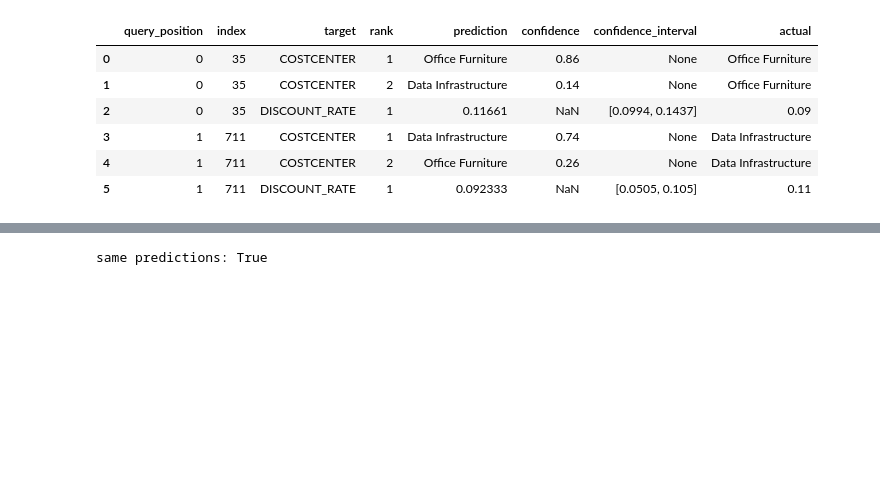
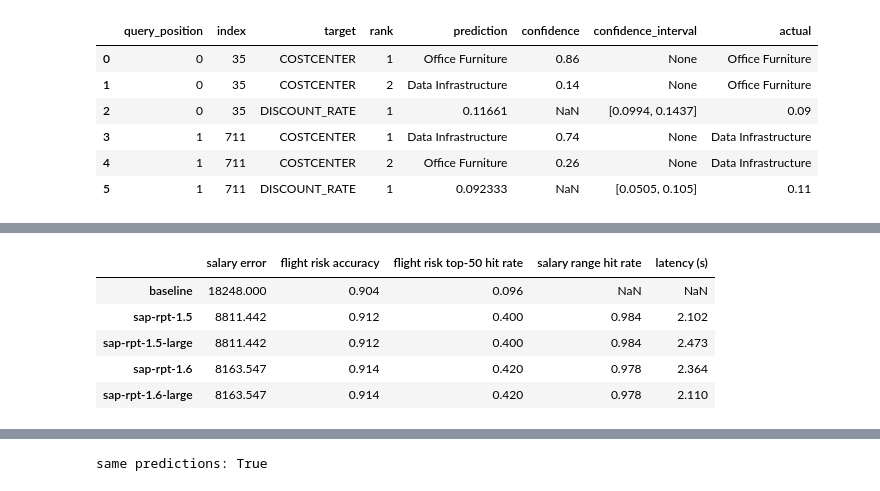
Before and after one commit to SAP-samples/sap-btp-ai-best-practices, a Jupyter notebook: best-practices/narrow-ai/RPT-1/python/rest/01_RPT-1.6_predict.ipynb, the cells around one changed output, grey strips where cells are left out. Drawn from its saved outputs; the diff is of its cells as text; code cells hidden in the pictures; blank space fills up the shorter version.

```diff
--- a/best-practices/narrow-ai/RPT-1/python/rest/01_RPT-1.6_predict.ipynb
+++ b/best-practices/narrow-ai/RPT-1/python/rest/01_RPT-1.6_predict.ipynb
@@ -243,14 +256,0 @@ All variants accept up to 512 query rows and 10 target columns per request (SAP
-# %%
-MODELS = ["sap-rpt-1.5", "sap-rpt-1.5-large", "sap-rpt-1.6", "sap-rpt-1.6-large"]
-comparison = []
-for model in tqdm(MODELS, desc="models"):
-    model_client = RPTClientAPI(model_name=model)
-    started = time.perf_counter()
-    model_response = model_client.predict_json(payload)
-    latency = time.perf_counter() - started
-    for record in flatten_predictions(model_response, index_column="ID"):
-        if record["rank"] == 1:
-            comparison.append({"model": model, "latency_s": round(latency, 2), **record})
-
-comparison = pd.DataFrame(comparison)
-comparison.pivot_table(index=["index", "target"], columns="model", values="prediction", aggfunc="first")
@@ -276,0 +270,10 @@ For big tables, `predict_json(payload, compress=True)` gzips the JSON body (`Con
+# %%
+employees = pd.read_csv("data/employee_sample.csv")
+employees["EMPLOYEE_ID"] = "emp-" + employees["EMPLOYEE_ID"].astype(str)
+# JSON has no NaN: send empty cells as null.
+employees = employees.astype(object).where(employees.notna(), None)
+context_rows, query_rows = employees.iloc[500:], employees.iloc[:500]
+actual_salary = query_rows["SALARY"].astype(float).to_numpy()
+actual_risk = query_rows["FLIGHT_RISK"].to_numpy()
+print(f"{len(context_rows)} context rows, {len(query_rows)} query rows, {employees.shape[1]} columns")
+print(f"share of FLIGHT_RISK = Yes among the queries: {np.mean(actual_risk == 'Yes'):.1%}")
@@ -276,0 +318,25 @@ For big tables, `predict_json(payload, compress=True)` gzips the JSON body (`Con
+# %%
+baseline_salary = float(np.median(context_rows["SALARY"].astype(float)))
+rows = {"baseline": {
+    "salary error": np.abs(baseline_salary - actual_salary).mean(),
+    "flight risk accuracy": np.mean(actual_risk == "No"),
+    "flight risk top-50 hit rate": np.mean(actual_risk == "Yes"),
+}}
+for model, result in holdout.items():
+    lower, upper = result["salary_range"][:, 0], result["salary_range"][:, 1]
+    top_50 = np.argsort(-result["p_yes"])[:50]
+    rows[model] = {
+        "salary error": np.abs(result["salary"] - actual_salary).mean(),
+        "salary range hit rate": np.mean((actual_salary >= lower) & (actual_salary <= upper)),
+        "flight risk accuracy": np.mean(np.where(result["p_yes"] >= 0.5, "Yes", "No") == actual_risk),
+        "flight risk top-50 hit rate": np.mean(actual_risk[top_50] == "Yes"),
+        "latency (s)": result["seconds"],
+    }
+pd.DataFrame(rows).T.round(3)
+# %% [output]
+|  | salary error | flight risk accuracy | flight risk top-50 hit rate | salary range hit rate | latency (s) |
+| baseline | 18248.000 | 0.904 | 0.096 | NaN | NaN |
+| sap-rpt-1.5 | 8811.442 | 0.912 | 0.400 | 0.984 | 2.102 |
+| sap-rpt-1.5-large | 8811.442 | 0.912 | 0.400 | 0.984 | 2.473 |
+| sap-rpt-1.6 | 8163.547 | 0.914 | 0.420 | 0.978 | 2.364 |
+| sap-rpt-1.6-large | 8163.547 | 0.914 | 0.420 | 0.978 | 2.110 |
```
Also changed, not shown: parts of 24 cells of this notebook, 1 other file.
